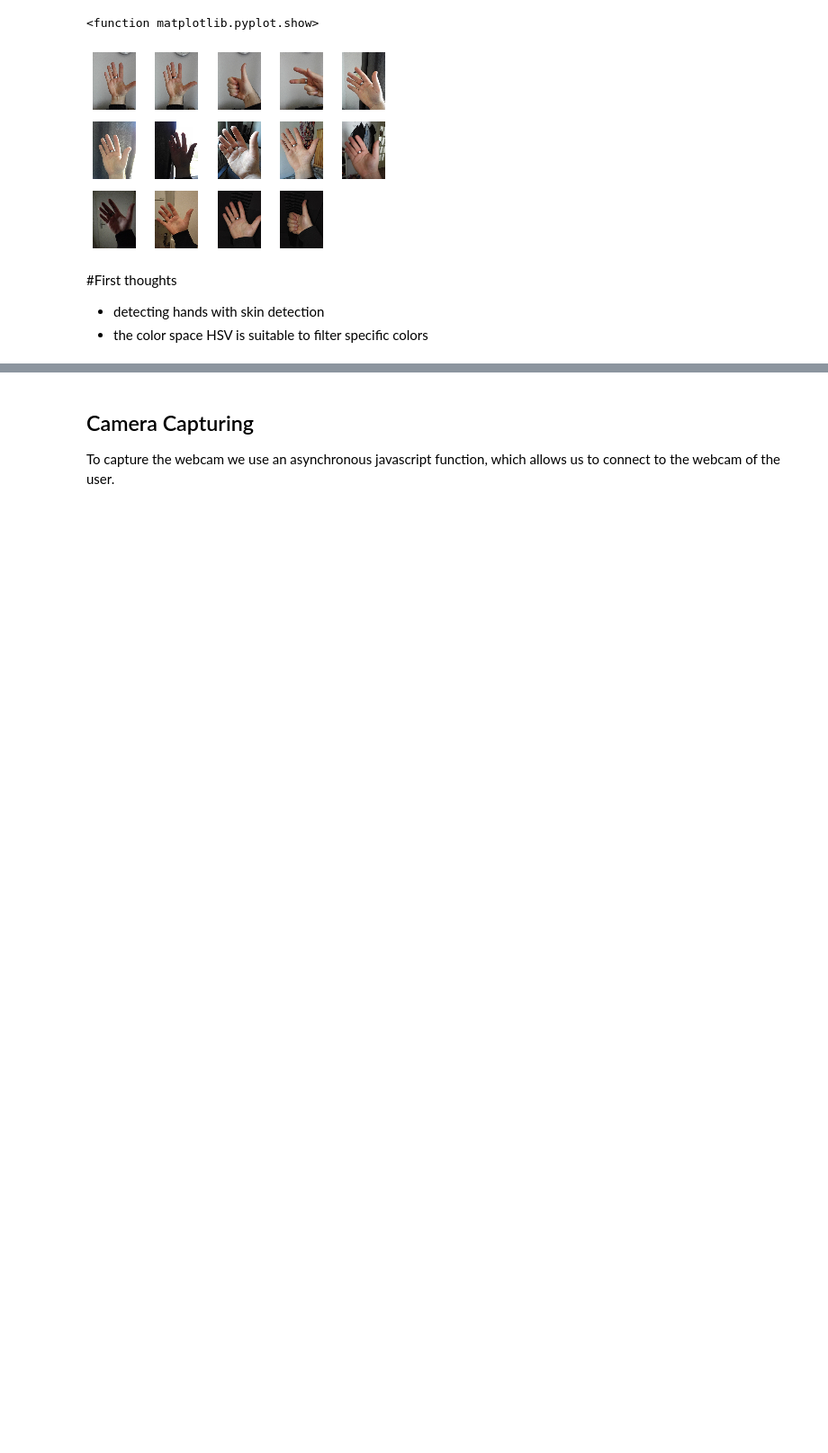
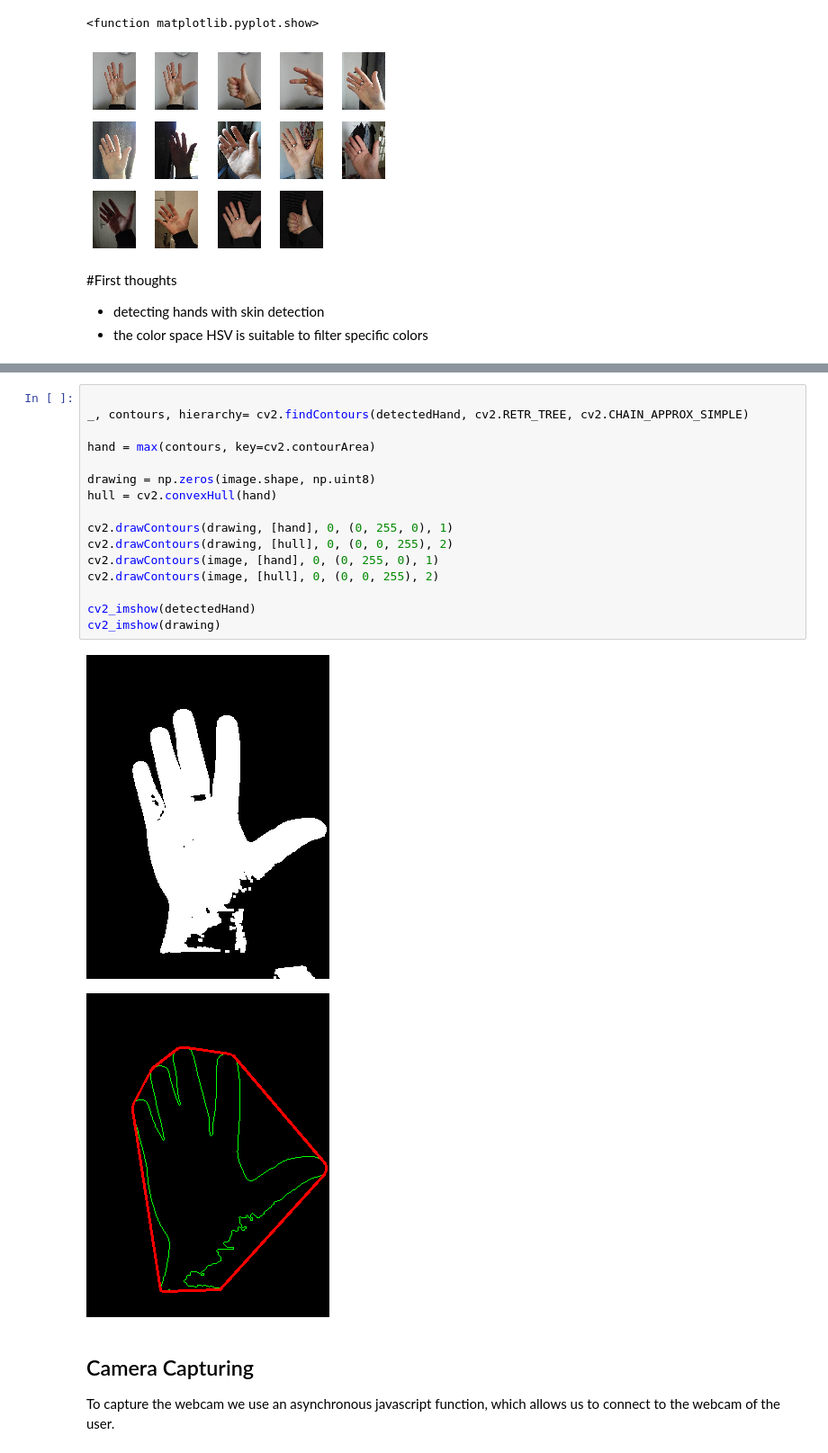
Before and after one commit to uol-mediaprocessing-201920/group-projects-hand-gesture, a Jupyter notebook: main_Hand_Gestures.ipynb, the cells around one changed output, grey strips where cells are left out. Shown at 90% size. Cells and saved outputs as stored; diff of their text form; blank space fills up the shorter version.

```diff
--- a/main_Hand_Gestures.ipynb
+++ b/main_Hand_Gestures.ipynb
@@ -163,6 +177,25 @@ cv2_imshow(detectedHand)
     <img src="https://raw.githubusercontent.com/uol-mediaprocessing/group-projects-hand-gesture/master/pics/hand4_normal.PNG">
     <img src="https://raw.githubusercontent.com/uol-mediaprocessing/group-projects-hand-gesture/master/pics/hand4_filter.PNG" style="width:80%">
 </div>
+# %%
+
+_, contours, hierarchy= cv2.findContours(detectedHand, cv2.RETR_TREE, cv2.CHAIN_APPROX_SIMPLE)
+
+hand = max(contours, key=cv2.contourArea)
+
+drawing = np.zeros(image.shape, np.uint8)
+hull = cv2.convexHull(hand)
+
+cv2.drawContours(drawing, [hand], 0, (0, 255, 0), 1)
+cv2.drawContours(drawing, [hull], 0, (0, 0, 255), 2)
+cv2.drawContours(image, [hand], 0, (0, 255, 0), 1)
+cv2.drawContours(image, [hull], 0, (0, 0, 255), 2)
+
+cv2_imshow(detectedHand)
+cv2_imshow(drawing)
+# %% [output]
+[figure, added]
+[figure, added]
 # %% [markdown]
  ## Camera Capturing
 
```
Also changed, not shown: parts of 3 cells of this notebook.
